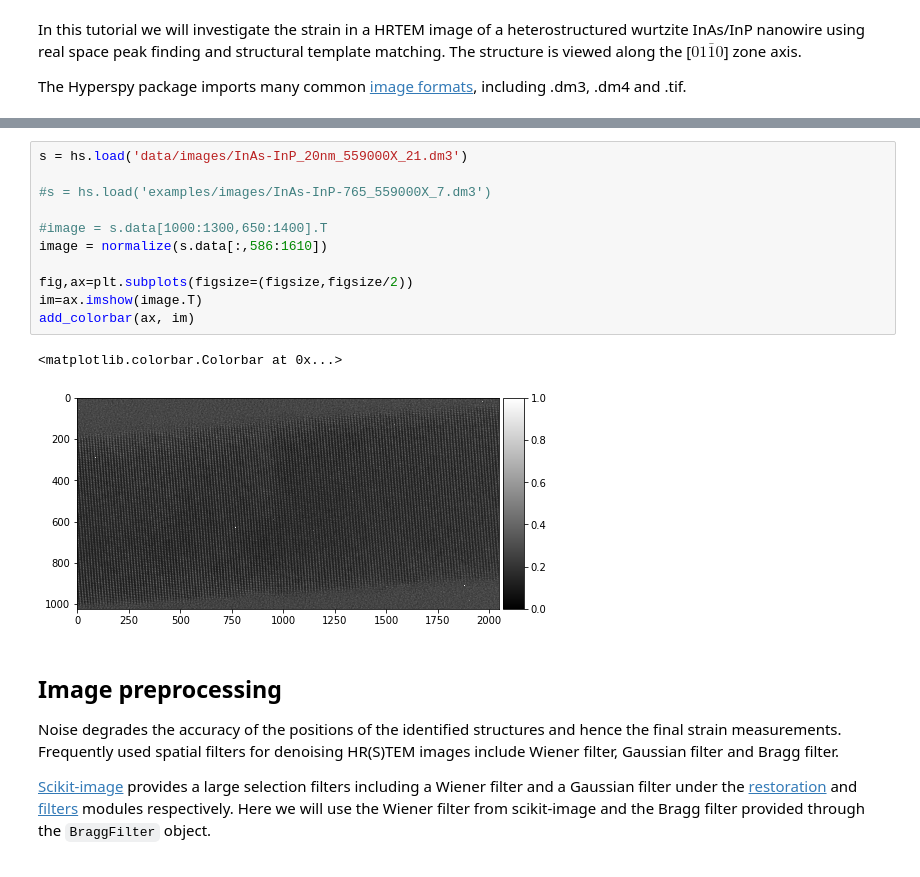
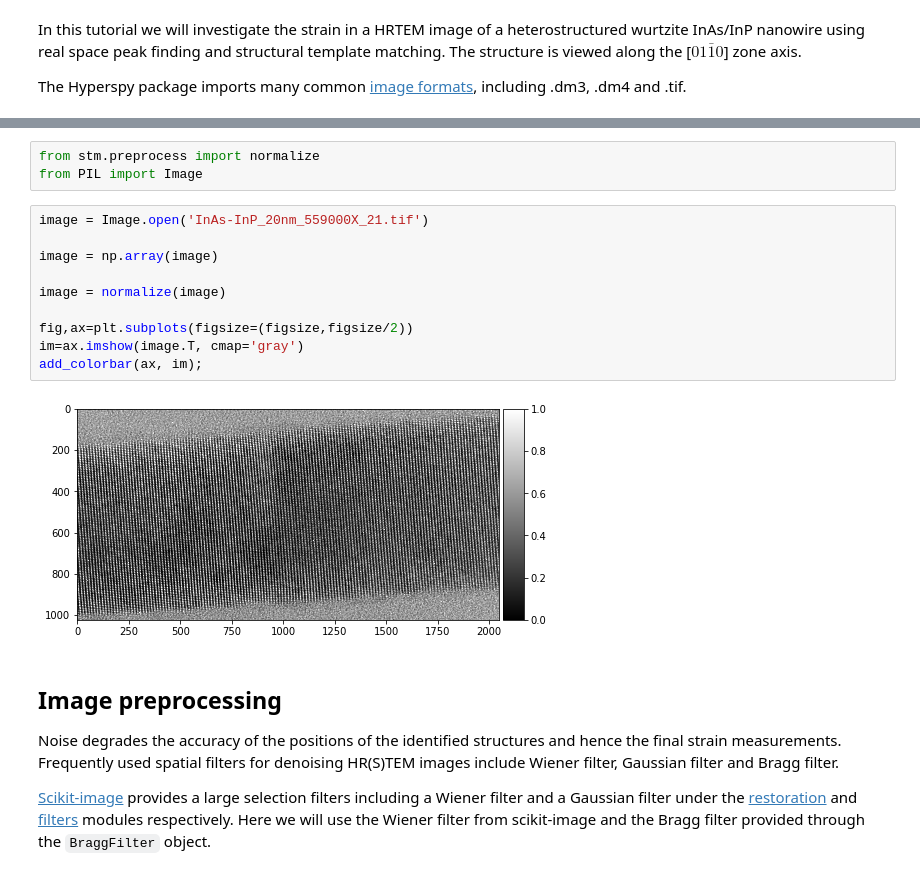
Before and after one commit to jacobjma/structural-template-matching, a Jupyter notebook: tutorial/tutorial-nanowire.ipynb, the cells around one changed output, grey strips where cells are left out. Cells and saved outputs as stored; diff of their text form.

```diff
--- a/tutorial/tutorial-nanowire.ipynb
+++ b/tutorial/tutorial-nanowire.ipynb
@@ -24,17 +17,18 @@ WARNING:hyperspy.api:The traitsui GUI elements are not available, probably becau
+# %%
+from stm.preprocess import normalize
+from PIL import Image
 # %%
-s = hs.load('data/images/InAs-InP_20nm_559000X_21.dm3')
+image = Image.open('InAs-InP_20nm_559000X_21.tif')
 
-#s = hs.load('examples/images/InAs-InP-765_559000X_7.dm3')
+image = np.array(image)
 
-#image = s.data[1000:1300,650:1400].T
-image = normalize(s.data[:,586:1610])
+image = normalize(image)
 
 fig,ax=plt.subplots(figsize=(figsize,figsize/2))
-im=ax.imshow(image.T)
-add_colorbar(ax, im)
+im=ax.imshow(image.T, cmap='gray')
+add_colorbar(ax, im);
 # %% [output]
-<matplotlib.colorbar.Colorbar at 0x...>
-[figure, old version]
+[figure, new version]
 # %% [markdown]
 ## Image preprocessing
 Noise degrades the accuracy of the positions of the identified structures and hence the final strain measurements. Frequently used spatial filters for denoising HR(S)TEM images include Wiener filter, Gaussian filter and Bragg filter.
```
Also changed, not shown: parts of 9 cells of this notebook, 3 other files.
